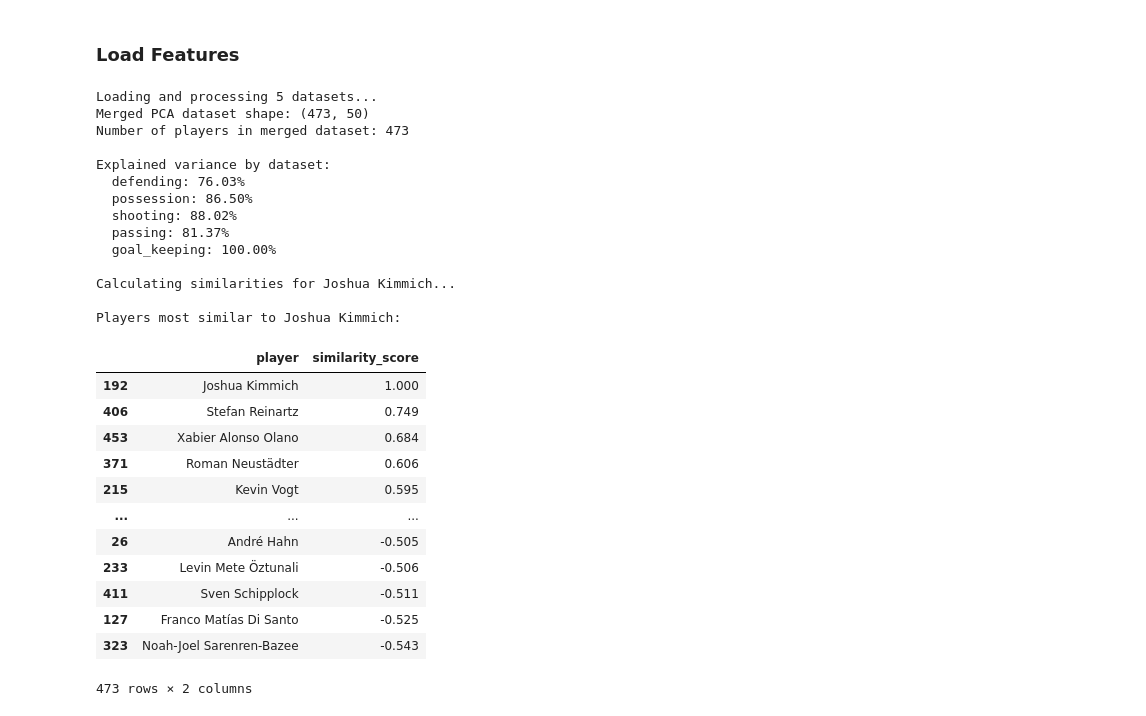
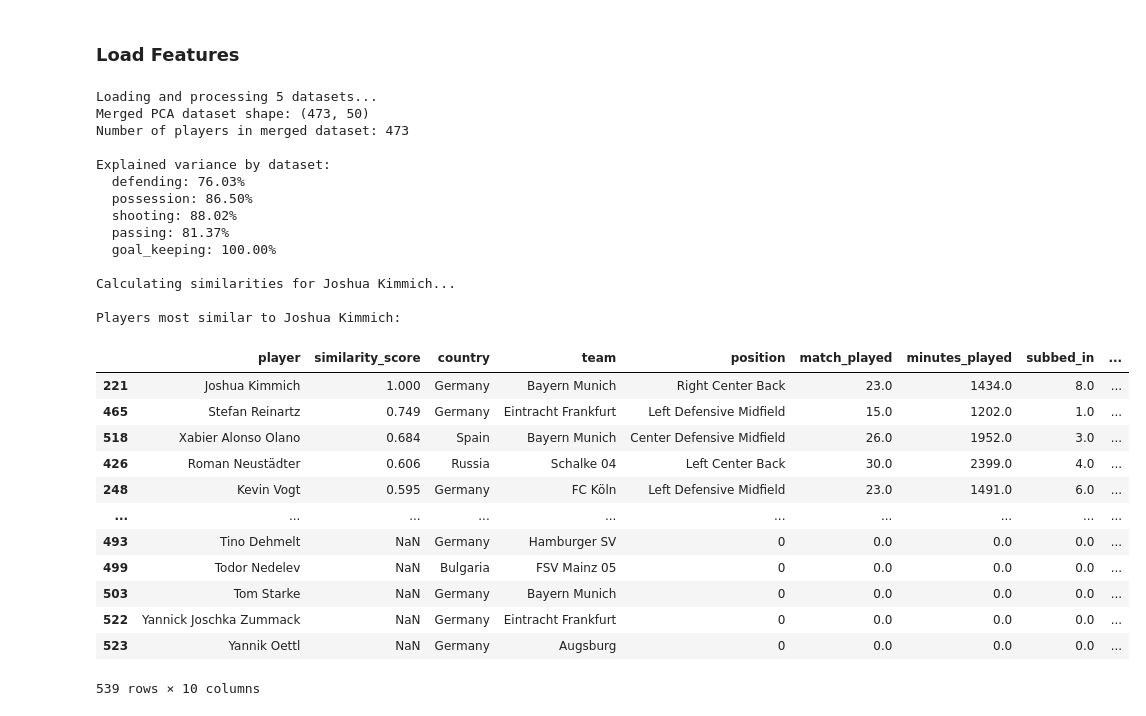
Before and after one commit to allorenz/football-player-similarity, a Jupyter notebook: src/demo.ipynb, the cells around one changed output. Drawn from its saved outputs; the diff is of its cells as text; code cells hidden in the pictures.

Commit message:
standard stats added to sim. results

```diff
--- a/src/demo.ipynb
+++ b/src/demo.ipynb
@@ -31,7 +31,7 @@ import numpy as np
 import os
 from sklearn.metrics.pairwise import cosine_similarity
 from sklearn.decomposition import PCA
-from sklearn.preprocessing import StandardScaler
+from sklearn.preprocessing import StandardScaler, QuantileTransformer
 
 def load_and_process_datasets(file_paths, player_column='player', n_components=10):
     """
@@ -185,45 +185,47 @@ try:
     # Display explained variance for each dataset
     print("\nExplained variance by dataset:")
     for dataset, variance in explained_variance_dict.items():
         print(f"  {dataset}: {variance:.2f}%")
 
     # Calculate similarities
     print(f"\nCalculating similarities for {selected_player}...")
     similarity_results = calculate_player_similarity(merged_pca_df, selected_player).round(3)
 
-
+    standard_stats = pd.read_csv("../data/standard_stats.csv")
+    df_result = pd.merge(left=similarity_results, right=standard_stats, on="player", how="right")
+    df_result = df_result.sort_values("similarity_score",ascending=False)
 
     # Display results
     print(f"\nPlayers most similar to {selected_player}:")
-    display(similarity_results)
+    display(df_result)
 
 except Exception as e:
     print(f"Error: {e}")
 # %% [output]
 Loading and processing 5 datasets...
 Merged PCA dataset shape: (473, 50)
 Number of players in merged dataset: 473
 
 Explained variance by dataset:
   defending: 76.03%
   possession: 86.50%
   shooting: 88.02%
   passing: 81.37%
   goal_keeping: 100.00%
 
 Calculating similarities for Joshua Kimmich...
 
 Players most similar to Joshua Kimmich:
-|  | player | similarity_score |
-| 192 | Joshua Kimmich | 1.000 |
-| 406 | Stefan Reinartz | 0.749 |
-| 453 | Xabier Alonso Olano | 0.684 |
-| 371 | Roman Neustädter | 0.606 |
-| 215 | Kevin Vogt | 0.595 |
-| ... | ... | ... |
-| 26 | André Hahn | -0.505 |
-| 233 | Levin Mete Öztunali | -0.506 |
-| 411 | Sven Schipplock | -0.511 |
-| 127 | Franco Matías Di Santo | -0.525 |
-| 323 | Noah-Joel Sarenren-Bazee | -0.543 |
+|  | player | similarity_score | country | team | position | match_played | minutes_played | subbed_in | ... |
+| 221 | Joshua Kimmich | 1.000 | Germany | Bayern Munich | Right Center Back | 23.0 | 1434.0 | 8.0 | ... |
+| 465 | Stefan Reinartz | 0.749 | Germany | Eintracht Frankfurt | Left Defensive Midfield | 15.0 | 1202.0 | 1.0 | ... |
+| 518 | Xabier Alonso Olano | 0.684 | Spain | Bayern Munich | Center Defensive Midfield | 26.0 | 1952.0 | 3.0 | ... |
+| 426 | Roman Neustädter | 0.606 | Russia | Schalke 04 | Left Center Back | 30.0 | 2399.0 | 4.0 | ... |
+| 248 | Kevin Vogt | 0.595 | Germany | FC Köln | Left Defensive Midfield | 23.0 | 1491.0 | 6.0 | ... |
+| ... | ... | ... | ... | ... | ... | ... | ... | ... | ... |
+| 493 | Tino Dehmelt | NaN | Germany | Hamburger SV | 0 | 0.0 | 0.0 | 0.0 | ... |
+| 499 | Todor Nedelev | NaN | Bulgaria | FSV Mainz 05 | 0 | 0.0 | 0.0 | 0.0 | ... |
+| 503 | Tom Starke | NaN | Germany | Bayern Munich | 0 | 0.0 | 0.0 | 0.0 | ... |
+| 522 | Yannick Joschka Zummack | NaN | Germany | Eintracht Frankfurt | 0 | 0.0 | 0.0 | 0.0 | ... |
+| 523 | Yannik Oettl | NaN | Germany | Augsburg | 0 | 0.0 | 0.0 | 0.0 | ... |
-473 rows × 2 columns
+539 rows × 10 columns
```
